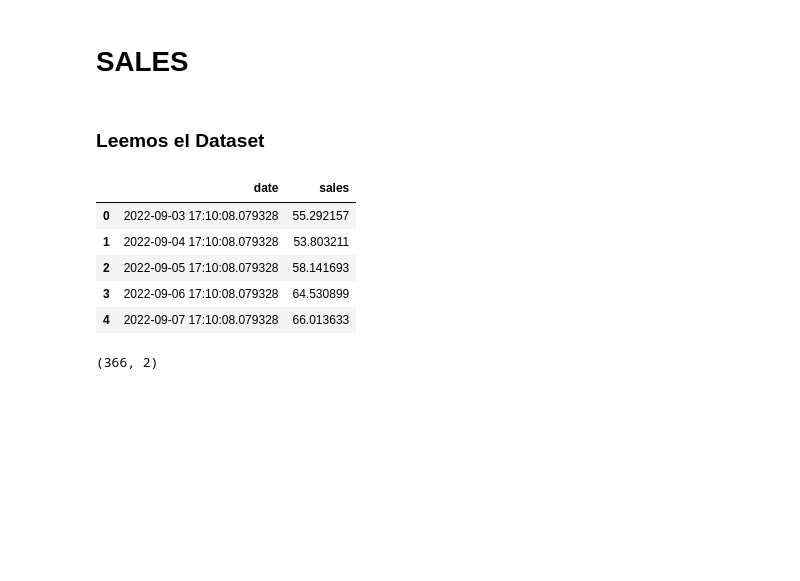
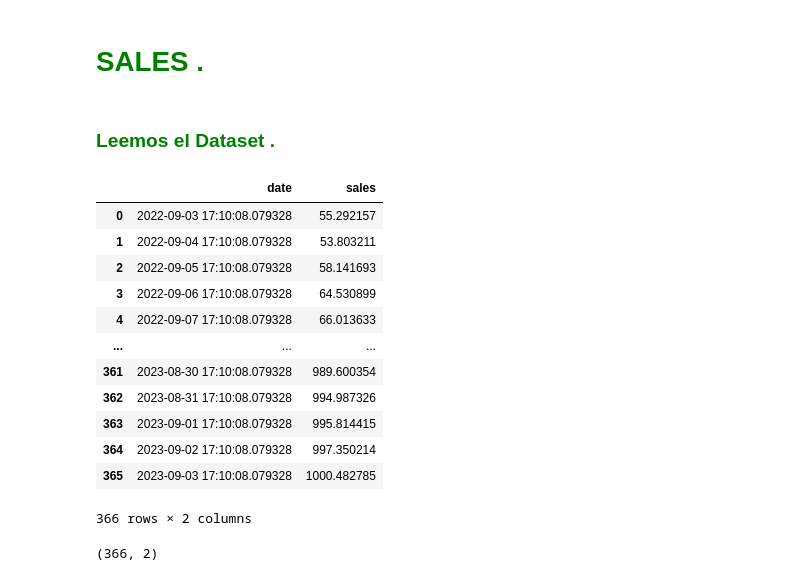
Before and after one commit to 4GeeksAcademy/infoasir20-primer-algoritmo, a Jupyter notebook: src/10-time-series-forecasting.ipynb, the cells around one changed output. Saved outputs shown, nothing was run; the diff lists cells and outputs as text; code cells hidden in the pictures; blank space fills up the shorter version.

Commit message:
sales finalizado

```diff
--- a/src/10-time-series-forecasting.ipynb
+++ b/src/10-time-series-forecasting.ipynb
@@ -1,5 +1,5 @@
 # %% [markdown]
-# SALES
+# <span style="color: green;"> SALES .</span>
 # %%
 import pandas as pd
 import numpy as np
@@ -8,15 +11,22 @@ import seaborn as sns
 # %% [markdown]
-### Leemos el Dataset
+### <span style="color: green;"> Leemos el Dataset .</span>
 # %%
 df= pd.read_csv("../data/raw/sales.csv")
-df.head()
+df
 # %% [output]
 |  | date | sales |
 | 0 | 2022-09-03 17:10:08.079328 | 55.292157 |
 | 1 | 2022-09-04 17:10:08.079328 | 53.803211 |
 | 2 | 2022-09-05 17:10:08.079328 | 58.141693 |
 | 3 | 2022-09-06 17:10:08.079328 | 64.530899 |
 | 4 | 2022-09-07 17:10:08.079328 | 66.013633 |
+| ... | ... | ... |
+| 361 | 2023-08-30 17:10:08.079328 | 989.600354 |
+| 362 | 2023-08-31 17:10:08.079328 | 994.987326 |
+| 363 | 2023-09-01 17:10:08.079328 | 995.814415 |
+| 364 | 2023-09-02 17:10:08.079328 | 997.350214 |
+| 365 | 2023-09-03 17:10:08.079328 | 1000.482785 |
+366 rows × 2 columns
 # %%
 df.shape
 # %% [output]
```
Also changed, not shown: parts of 25 cells of this notebook, 1 other file.
